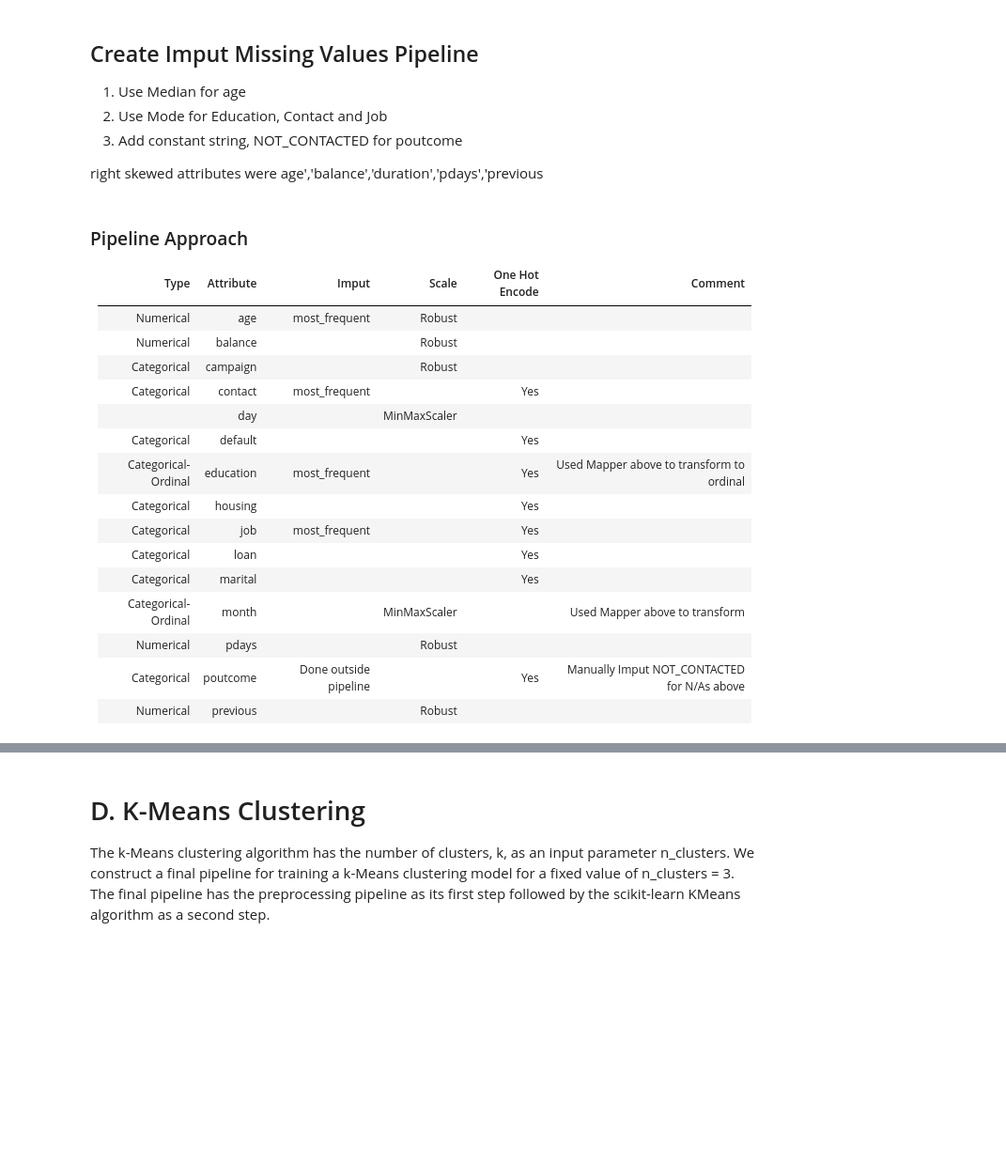
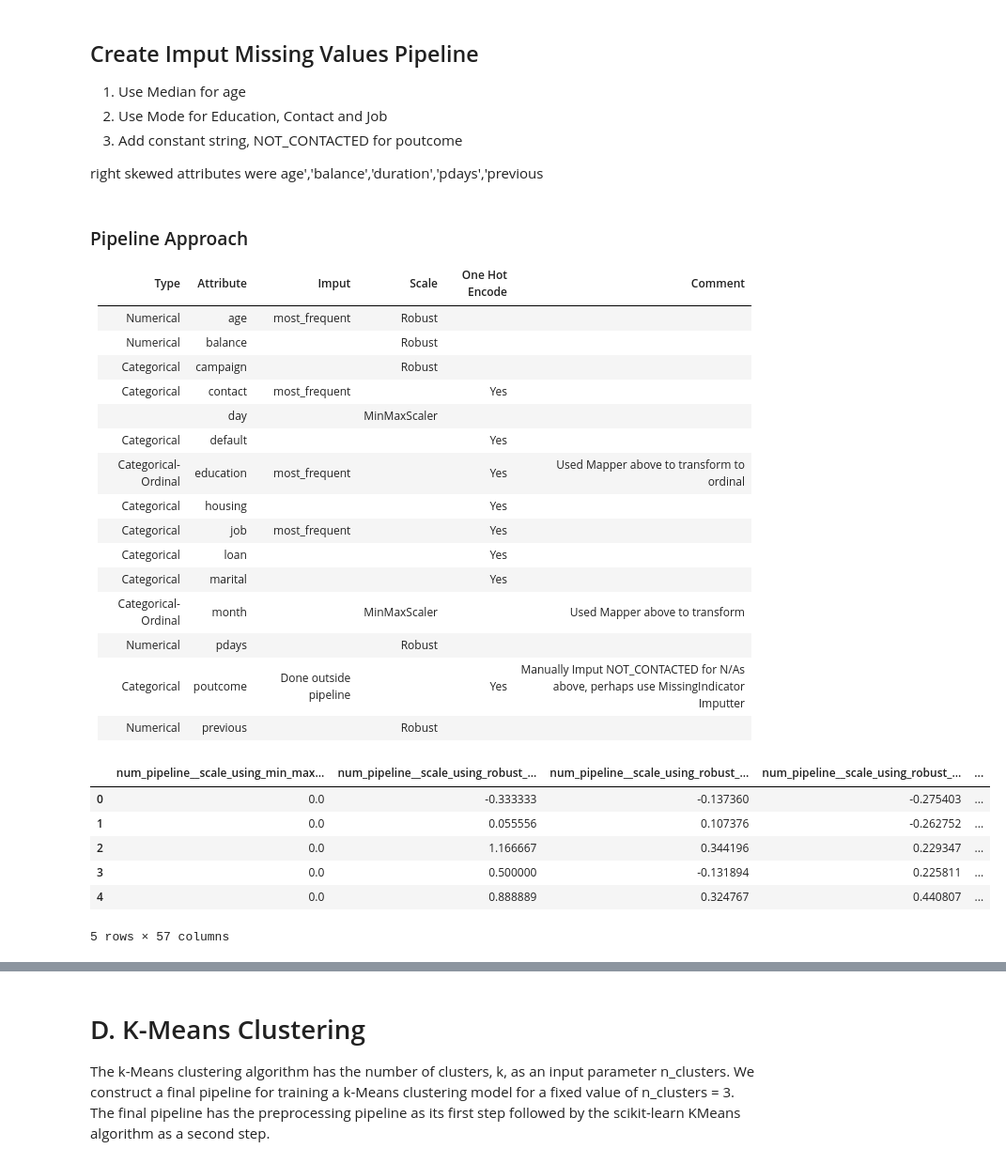
Before and after one commit to qaz73/ULAssignment-2, a Jupyter notebook: etivity2.ipynb, the cells around one changed output, grey strips where cells are left out. Shown at 94% size. Saved outputs shown, nothing was run; the diff lists cells and outputs as text; code cells hidden in the pictures; blank space fills up the shorter version.

```diff
--- a/etivity2.ipynb
+++ b/etivity2.ipynb
@@ -267,8 +267,8 @@ right skewed attributes were age','balance','duration','pdays','previous
 |Categorical| marital     |  |  |Yes||
 |Categorical-Ordinal| month |   | MinMaxScaler    ||Used Mapper above to transform|
 |Numerical| pdays     |   | Robust  |||
-|Categorical| poutcome | Done outside pipeline  |     |Yes|Manually Imput NOT_CONTACTED for N/As above|
-|Numerical| previous |   | Robust    |||
+|Categorical| poutcome | Done outside pipeline  |     |Yes|Manually Imput NOT_CONTACTED for N/As above, perhaps use MissingIndicator Imputter |
+|Numerical| previous |   | Robust    |||numerical_attribute_scale_using_robust
 # %%
 numerical_attribute = ['age','balance','day','pdays','previous']
 numerical_attribute_scale_using_min_max = ['day']
@@ -276,29 +276,46 @@ numerical_attribute_scale_using_robust=['age','balance','pdays','previous']
 
 categorical_attribute = ['campaign','contact','default','education','housing','job','loan','marital','month','poutcome']
 
+
 num_pipeline = Pipeline(steps=[
-    ('impute', SimpleImputer(strategy='most_frequent')),
-    #   ('scale_using_min_max',MinMaxScaler(),numerical_attribute_scale_using_min_max)
-    #numerical_attribute_scale_using_robust
-       ('scale_using_robust',RobustScaler())
-]
+    ('impute', SimpleImputer(strategy='median')),
+    ('scale', ColumnTransformer(
+                transformers=[
+                        ('scale_using_min_max',MinMaxScaler(),numerical_attribute_scale_using_min_max),
+                        ('scale_using_robust',RobustScaler(),numerical_attribute_scale_using_robust)
+                        ]
+                )
+    )
+    ]
 )
 
 cat_pipeline = Pipeline(steps=[
     ('impute', SimpleImputer(strategy='most_frequent')),
-    ('one-hot',OneHotEncoder(handle_unknown='ignore'))
+    ('one-hot',OneHotEncoder(sparse_output=False)) # sparse output required for fit_transform
 ])
 
 col_transform = ColumnTransformer(transformers=[
-    ('num_pipeline',num_pipeline,numerical_attribute),
-      ('cat_pipeline',cat_pipeline,categorical_attribute)
+        ('num_pipeline',num_pipeline,numerical_attribute),
+        ('cat_pipeline',cat_pipeline,categorical_attribute)
     ])
 
-k = 3
+
 
 preprocess_pipeline = Pipeline(steps=[
     ('preprocess', col_transform),
-    ('kMeans', cluster.KMeans(n_clusters=k, n_init=10, max_iter=300))
+
 ])
 # %%
+
 df_post_col_transform = preprocess_pipeline.fit_transform(df)
+
+#('kMeans', cluster.KMeans(n_clusters=k, n_init=10, max_iter=300))
+df_post_col_transform.head()
+# %% [output]
+|  | num_pipeline__scale_using_min_max... | num_pipeline__scale_using_robust_... | num_pipeline__scale_using_robust_... | num_pipeline__scale_using_robust_... | ... |
+| 0 | 0.0 | -0.333333 | -0.137360 | -0.275403 | ... |
+| 1 | 0.0 | 0.055556 | 0.107376 | -0.262752 | ... |
+| 2 | 0.0 | 1.166667 | 0.344196 | 0.229347 | ... |
+| 3 | 0.0 | 0.500000 | -0.131894 | 0.225811 | ... |
+| 4 | 0.0 | 0.888889 | 0.324767 | 0.440807 | ... |
+5 rows × 57 columns
```
Also changed, not shown: parts of 21 cells of this notebook.
